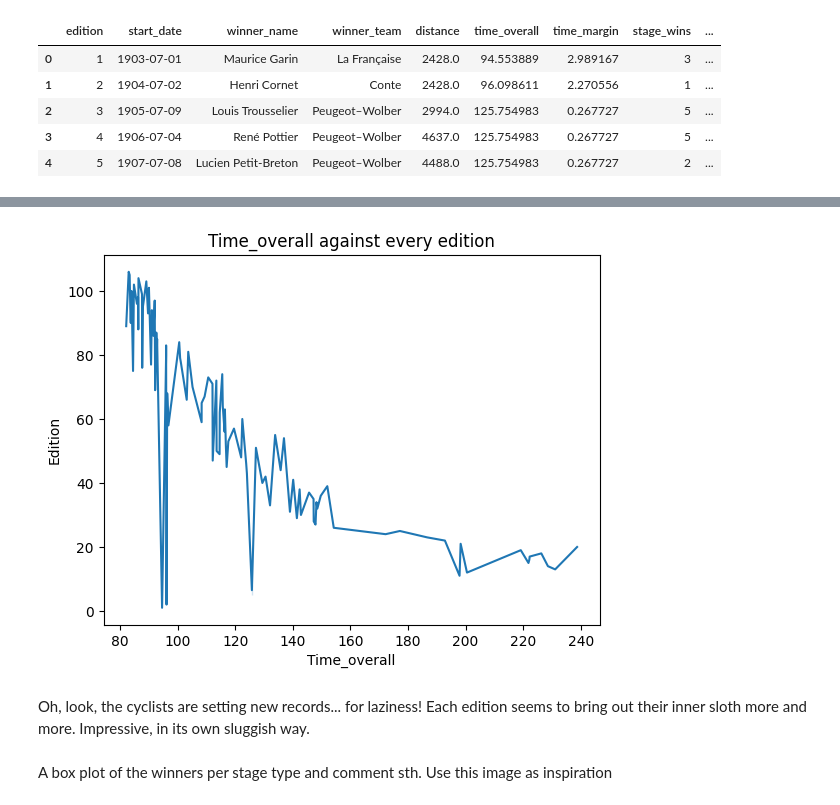
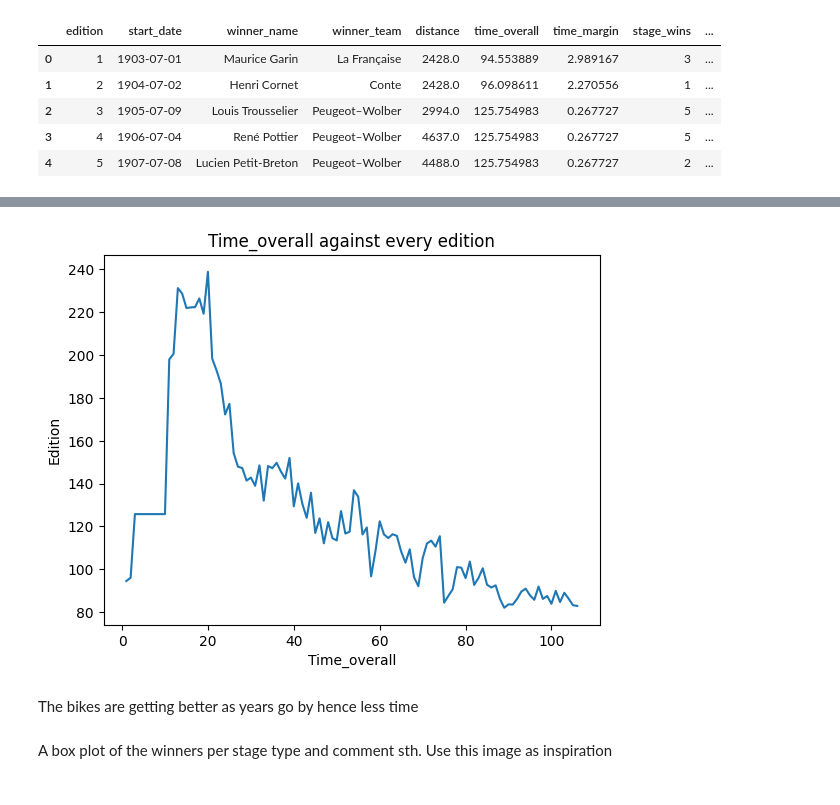
Before and after one commit to Mercymerine/Pandas-Analysis, a Jupyter notebook: Sports_analytics.ipynb, the cells around one changed output, grey strips where cells are left out. Drawn from its saved outputs; the diff is of its cells as text; code cells hidden in the pictures.

```diff
--- a/Sports_analytics.ipynb
+++ b/Sports_analytics.ipynb
@@ -118,16 +119,16 @@ cycle.describe()
 | max | 106.000000 | 2019-07-06 00:00:00 | 5745.000000 | 238.740278 | 2.989167 | 8.000000 | 22.000000 | 1.900000 | 88.000000 | ... |
 | std | 30.743563 | NaN | 704.284160 | 39.944813 | 0.457694 | 1.842885 | 5.307169 | 0.044839 | 5.226933 | ... |
 # %%
-sns.lineplot(data=cycle, x='time_overall', y='edition')
+sns.lineplot(data=cycle, y='time_overall', x='edition')
 
 plt.title('Time_overall against every edition')
 plt.xlabel('Time_overall')
 plt.ylabel('Edition')
 plt.show()
 # %% [output]
-[figure, old version]
+[figure, new version]
-# %% [markdown]
-Oh, look, the cyclists are setting new records... for laziness! Each edition seems to bring out their inner sloth more and more. Impressive, in its own sluggish way.
+# %% [markdown]
+The bikes are getting better as years go by hence less time
 # %% [markdown]
 A box plot of the winners per stage type and comment sth. Use this image as inspiration
 # %%
```
Also changed, not shown: parts of 4 cells of this notebook.
